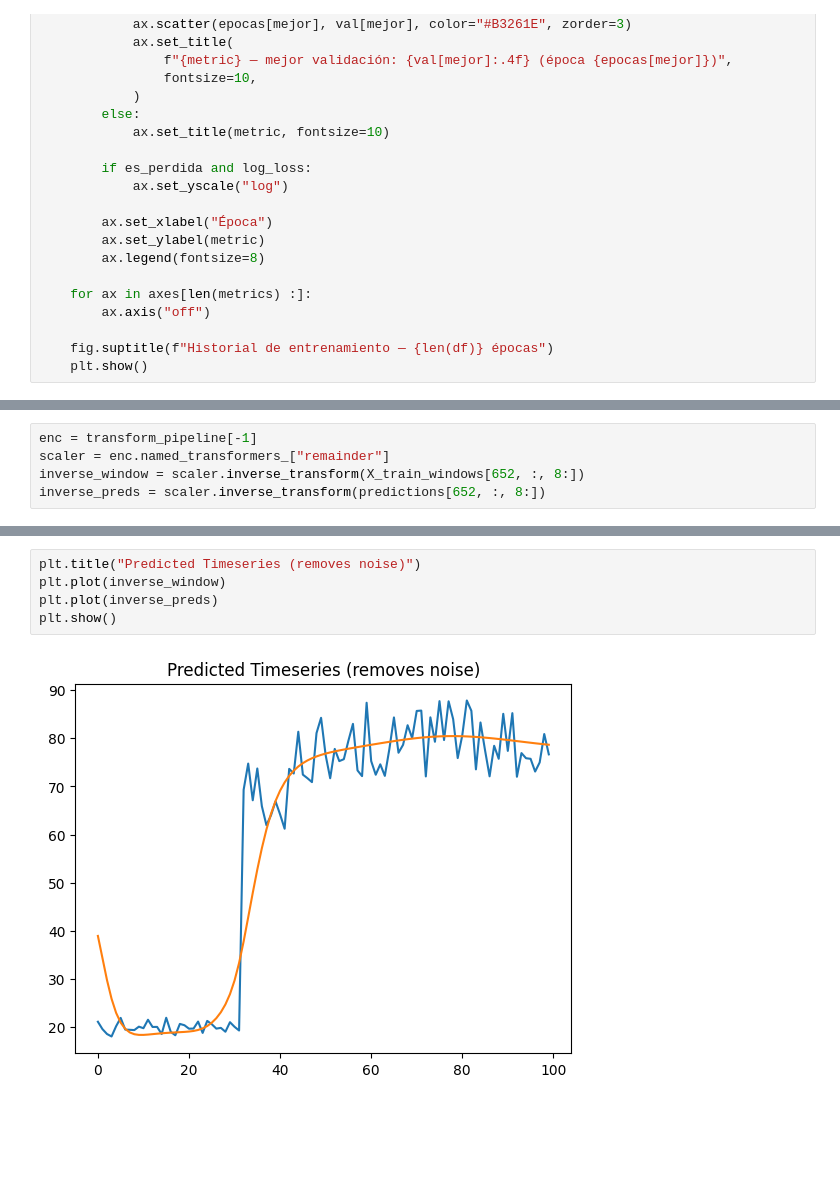
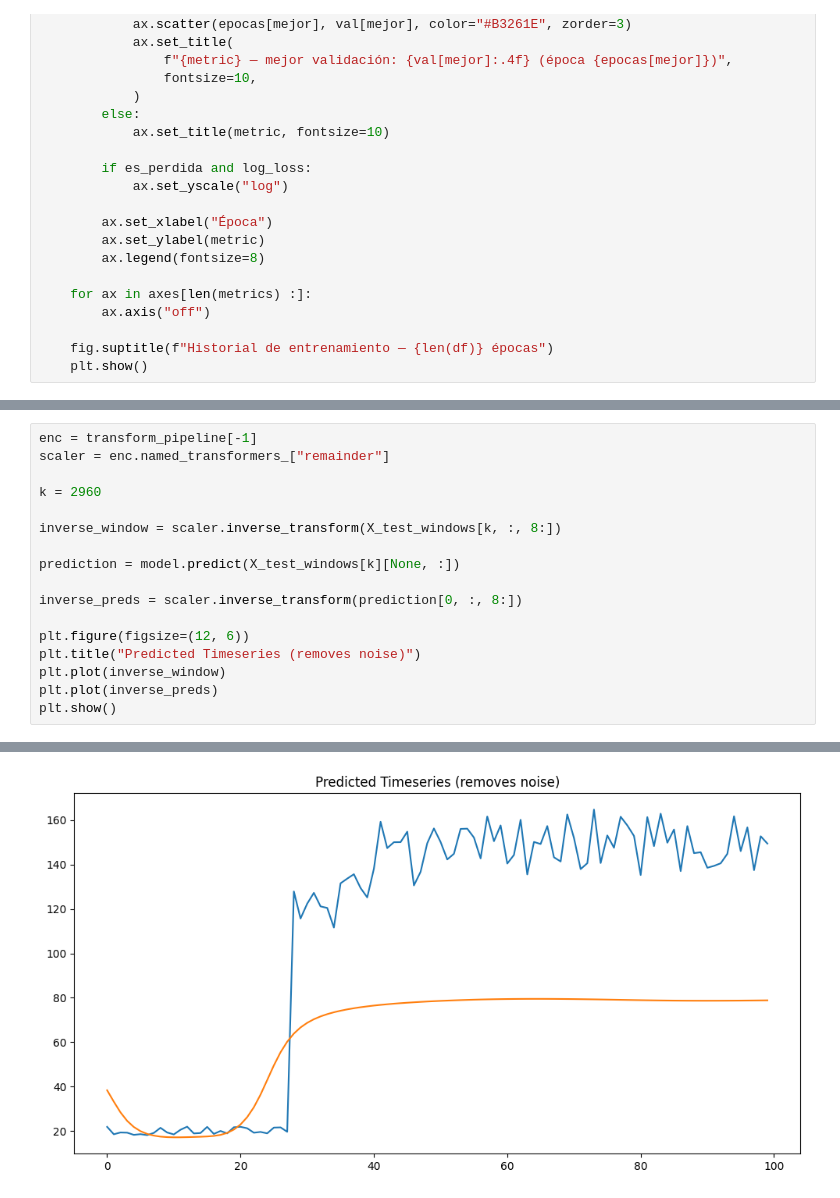
Before and after one commit to jmanuelc87/bourbaki-track-ciencia-datos, a Jupyter notebook: 03-deep-learning/notebooks/reto-04-autoencoders.ipynb, the cells around one changed output, grey strips where cells are left out. Cells and saved outputs as stored; diff of their text form; blank space fills up the shorter version.

```diff
--- a/03-deep-learning/notebooks/reto-04-autoencoders.ipynb
+++ b/03-deep-learning/notebooks/reto-04-autoencoders.ipynb
@@ -616,5 +607,18 @@ threshold_std, threshold_percentile, threshold_iqr
 # %%
 enc = transform_pipeline[-1]
 scaler = enc.named_transformers_["remainder"]
-inverse_window = scaler.inverse_transform(X_train_windows[652, :, 8:])
-inverse_preds = scaler.inverse_transform(predictions[652, :, 8:])
+
+k = 2960
+
+inverse_window = scaler.inverse_transform(X_test_windows[k, :, 8:])
+
+prediction = model.predict(X_test_windows[k][None, :])
+
+inverse_preds = scaler.inverse_transform(prediction[0, :, 8:])
+
+plt.figure(figsize=(12, 6))
+plt.title("Predicted Timeseries (removes noise)")
+plt.plot(inverse_window)
+plt.plot(inverse_preds)
+plt.show()
+# %% [output]
@@ -621,7 +626 @@ inverse_preds = scaler.inverse_transform(predictions[652, :, 8:])
+[figure, added]
-# %%
-plt.title("Predicted Timeseries (removes noise)")
-plt.plot(inverse_window)
-plt.plot(inverse_preds)
-plt.show()
-# %% [output]
-[figure, removed]
```
Also changed, not shown: parts of 9 cells of this notebook, 31 other files.
